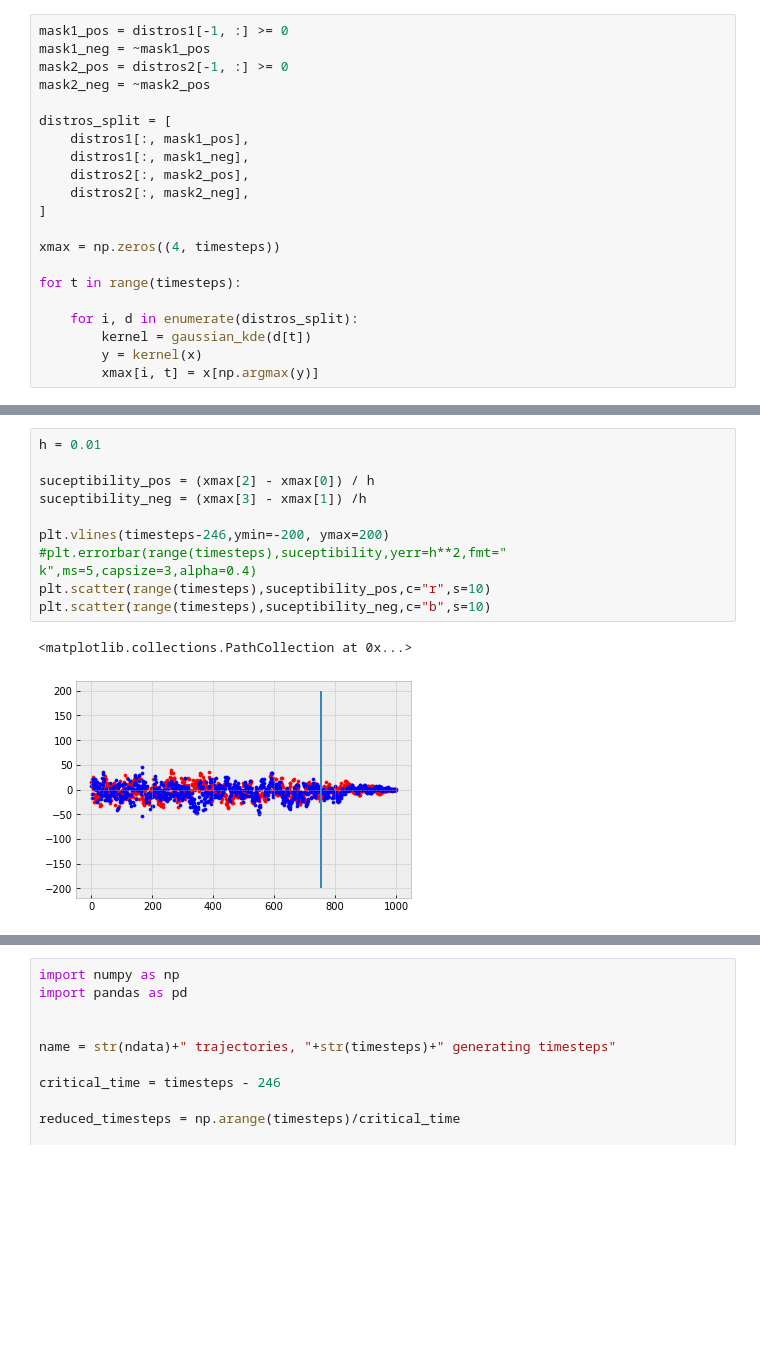
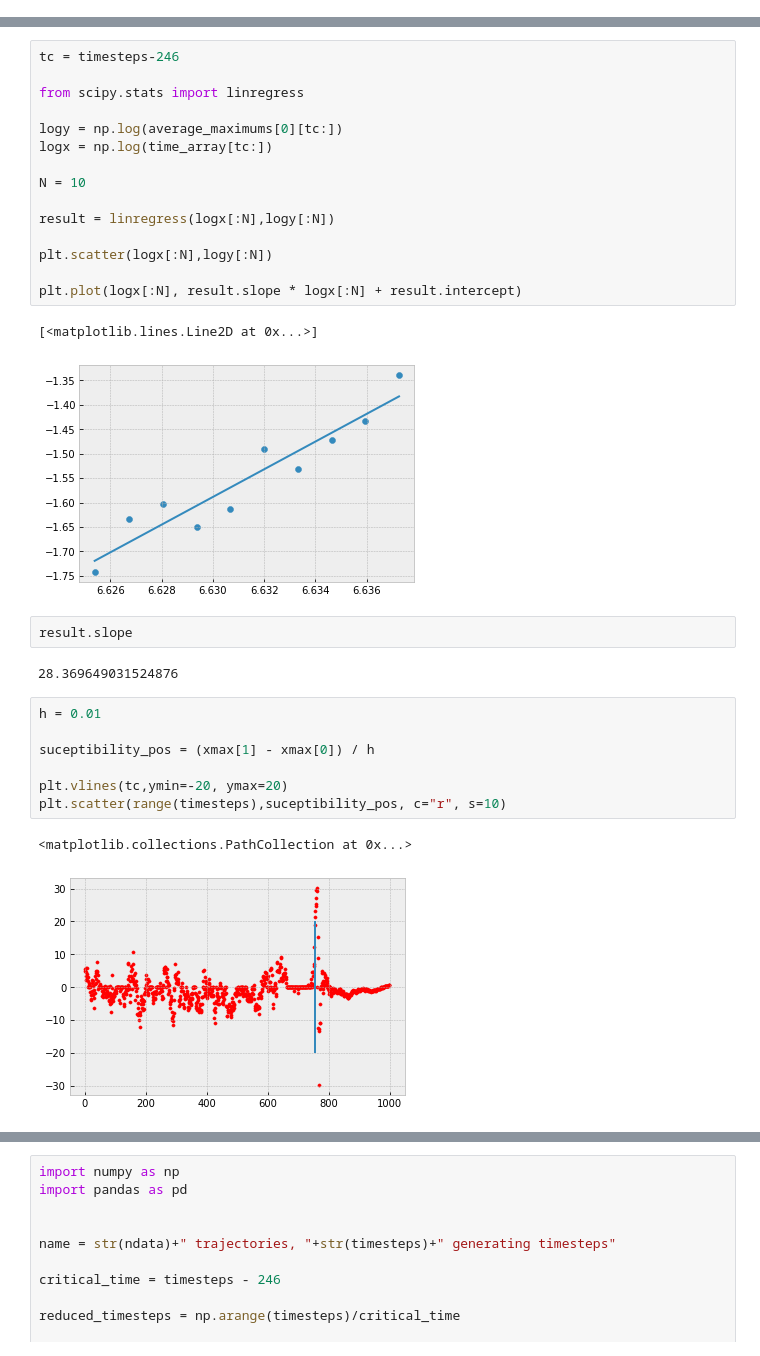
Before and after one commit to W-physics/Tesis, a Jupyter notebook: Critical_time.ipynb, the cells around one changed output, grey strips where cells are left out. Drawn from its saved outputs; the diff is of its cells as text; blank space fills up the shorter version.

```diff
--- a/Critical_time.ipynb
+++ b/Critical_time.ipynb
@@ -56,21 +75,0 @@ distros2 = pd.read_csv("data/generated_data10000_c=0.01.csv", header=None).to_nu
-# %%
-mask1_pos = distros1[-1, :] >= 0
-mask1_neg = ~mask1_pos
-mask2_pos = distros2[-1, :] >= 0
-mask2_neg = ~mask2_pos
-
-distros_split = [
-    distros1[:, mask1_pos],
-    distros1[:, mask1_neg],
-    distros2[:, mask2_pos],
-    distros2[:, mask2_neg],
-]
-
-xmax = np.zeros((4, timesteps))
-
-for t in range(timesteps):
-
-    for i, d in enumerate(distros_split):
-        kernel = gaussian_kde(d[t])
-        y = kernel(x)
-        xmax[i, t] = x[np.argmax(y)]
@@ -100,14 +135,33 @@ plt.legend()
+# %%
+tc = timesteps-246
+
+from scipy.stats import linregress
+
+logy = np.log(average_maximums[0][tc:])
+logx = np.log(time_array[tc:])
+
+N = 10
+
+result = linregress(logx[:N],logy[:N])
+
+plt.scatter(logx[:N],logy[:N])
+
+plt.plot(logx[:N], result.slope * logx[:N] + result.intercept)
+# %% [output]
+[<matplotlib.lines.Line2D at 0x...>]
+[figure, added]
+# %%
+result.slope
+# %% [output]
+28.369649031524876
 # %%
 h = 0.01
 
-suceptibility_pos = (xmax[2] - xmax[0]) / h
-suceptibility_neg = (xmax[3] - xmax[1]) /h
+suceptibility_pos = (xmax[1] - xmax[0]) / h
 
-plt.vlines(timesteps-246,ymin=-200, ymax=200)
-#plt.errorbar(range(timesteps),suceptibility,yerr=h**2,fmt=" k",ms=5,capsize=3,alpha=0.4)
-plt.scatter(range(timesteps),suceptibility_pos,c="r",s=10)
-plt.scatter(range(timesteps),suceptibility_neg,c="b",s=10)
+plt.vlines(tc,ymin=-20, ymax=20)
+plt.scatter(range(timesteps),suceptibility_pos, c="r", s=10)
 # %% [output]
 <matplotlib.collections.PathCollection at 0x...>
-[figure, old version]
+[figure, new version]
 # %%
```
Also changed, not shown: parts of 15 cells of this notebook, 3 other files.
